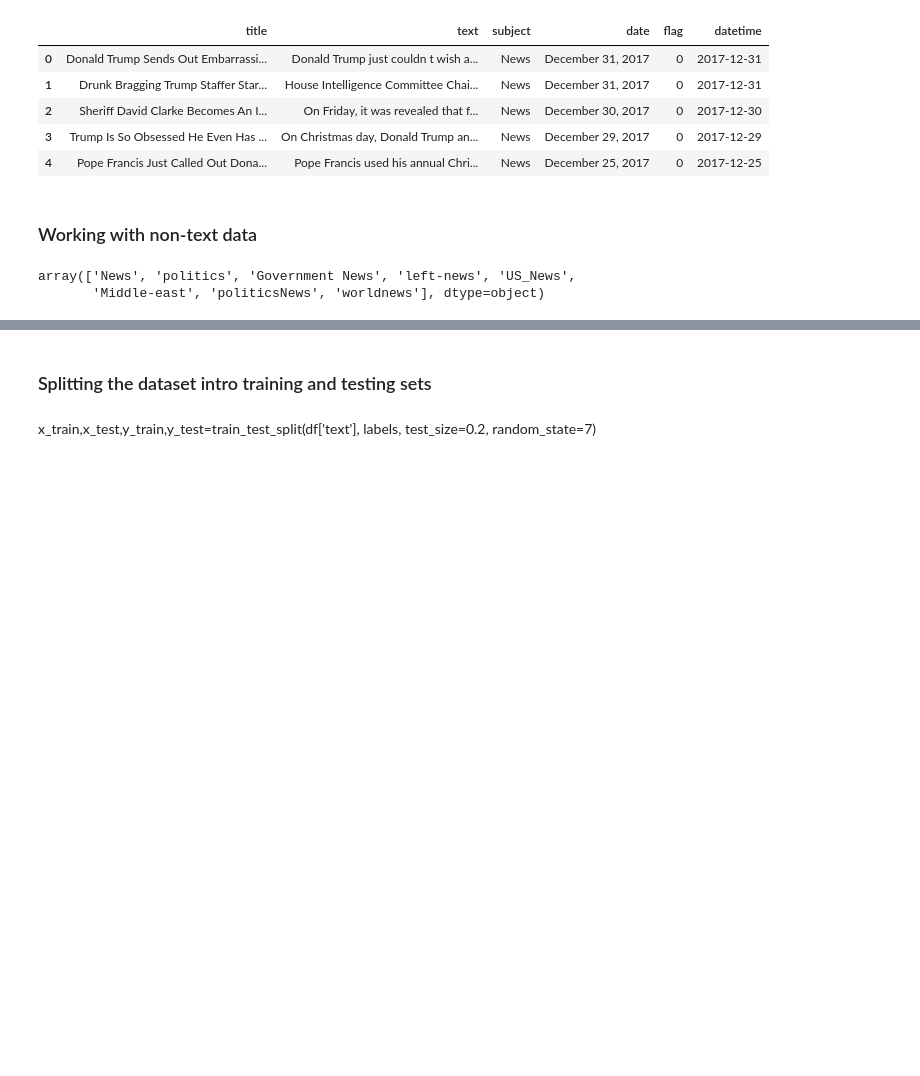
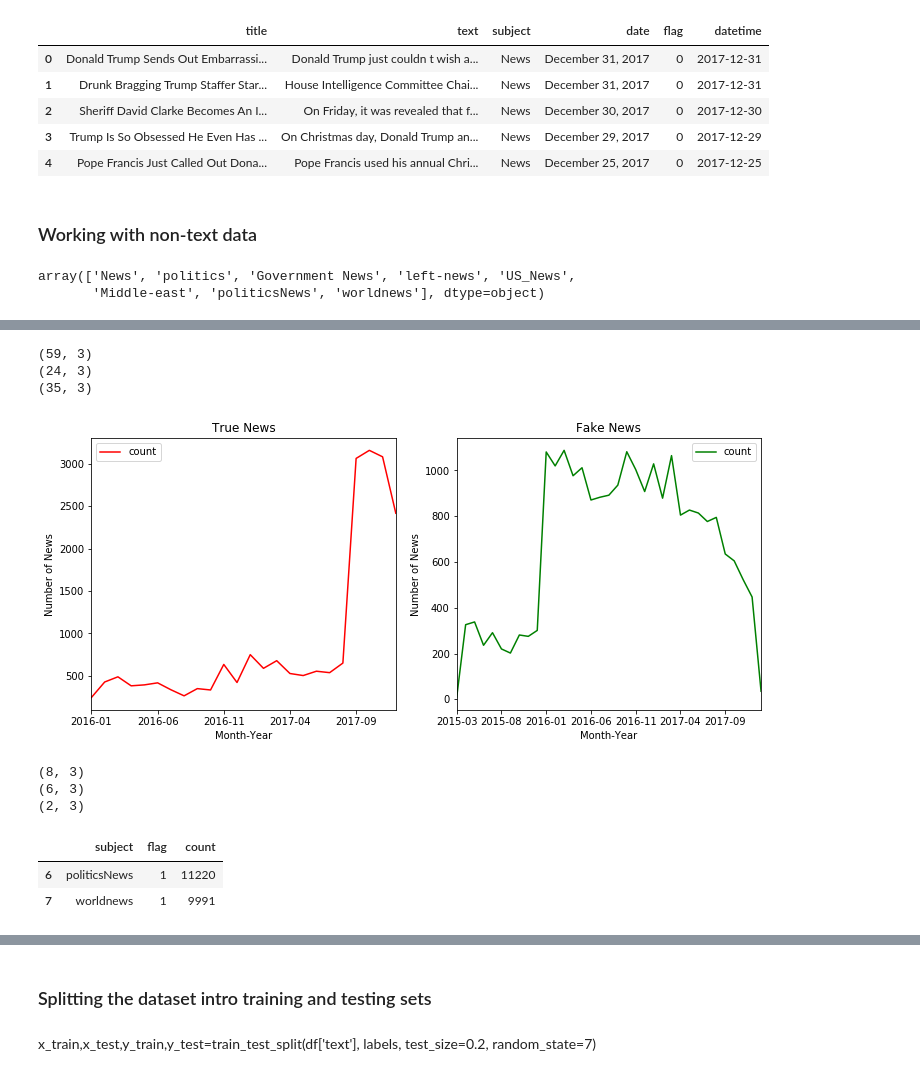
Before and after one commit to Nadinma/Fake_Real_News, a Jupyter notebook: Real_Fake_News_code.ipynb, the cells around one changed output, grey strips where cells are left out. Drawn from its saved outputs; the diff is of its cells as text; code cells hidden in the pictures; blank space fills up the shorter version.

```diff
--- a/Real_Fake_News_code.ipynb
+++ b/Real_Fake_News_code.ipynb
@@ -227,5 +227,3 @@ news_df['year'] = pd.to_datetime(news_df['datetime']).dt.to_period('Y')
 news_df['month'] = pd.to_datetime(news_df['datetime']).dt.to_period('M')
 
 news_df['month'] = news_df['month'].astype(str)
-# %%
-news_df['flag2'] =
@@ -310,0 +239,4 @@ TypeError: ('2015-03', 0) is not a string
+# %%
+plotting1 = news_df[['month', 'flag']]
+# %%
+plotting1 = (plotting1.groupby(['month', 'flag']).apply(lambda x: (x['flag'] == 1).count()).reset_index(name='count'))
@@ -310,0 +255,26 @@ TypeError: ('2015-03', 0) is not a string
+# %%
+plotting1_1 = plotting1[plotting1['flag'] == 1]
+plotting_0 = plotting1[plotting1['flag'] == 0]
+# %%
+print(plotting1.shape)
+print(plotting1_1.shape)
+print(plotting_0.shape)
+# %% [output]
+(59, 3)
+(24, 3)
+(35, 3)
+# %%
+fig, ax = plt.subplots(nrows=1, ncols=2, figsize=(12, 5))
+plotting1_1.plot(ax=ax[0], x='month', y='count', color='red')
+ax[0].set_title('True News')
+ax[0].set_xlabel('Month-Year')
+ax[0].set_ylabel('Number of News')
+
+plotting_0.plot(ax=ax[1], x='month', y='count', color='green')
+ax[1].set_title('Fake News')
+ax[1].set_xlabel('Month-Year')
+ax[1].set_ylabel('Number of News')
+
+plt.show()
+# %% [output]
+[figure, added]
@@ -310,0 +290,14 @@ TypeError: ('2015-03', 0) is not a string
+# %%
+print(plotting_sub.shape)
+print(plotting_sub_0.shape)
+print(plotting_sub_1.shape)
+# %% [output]
+(8, 3)
+(6, 3)
+(2, 3)
+# %%
+plotting_sub_1
+# %% [output]
+|  | subject | flag | count |
+| 6 | politicsNews | 1 | 11220 |
+| 7 | worldnews | 1 | 9991 |
```
Also changed, not shown: parts of 37 cells of this notebook.
